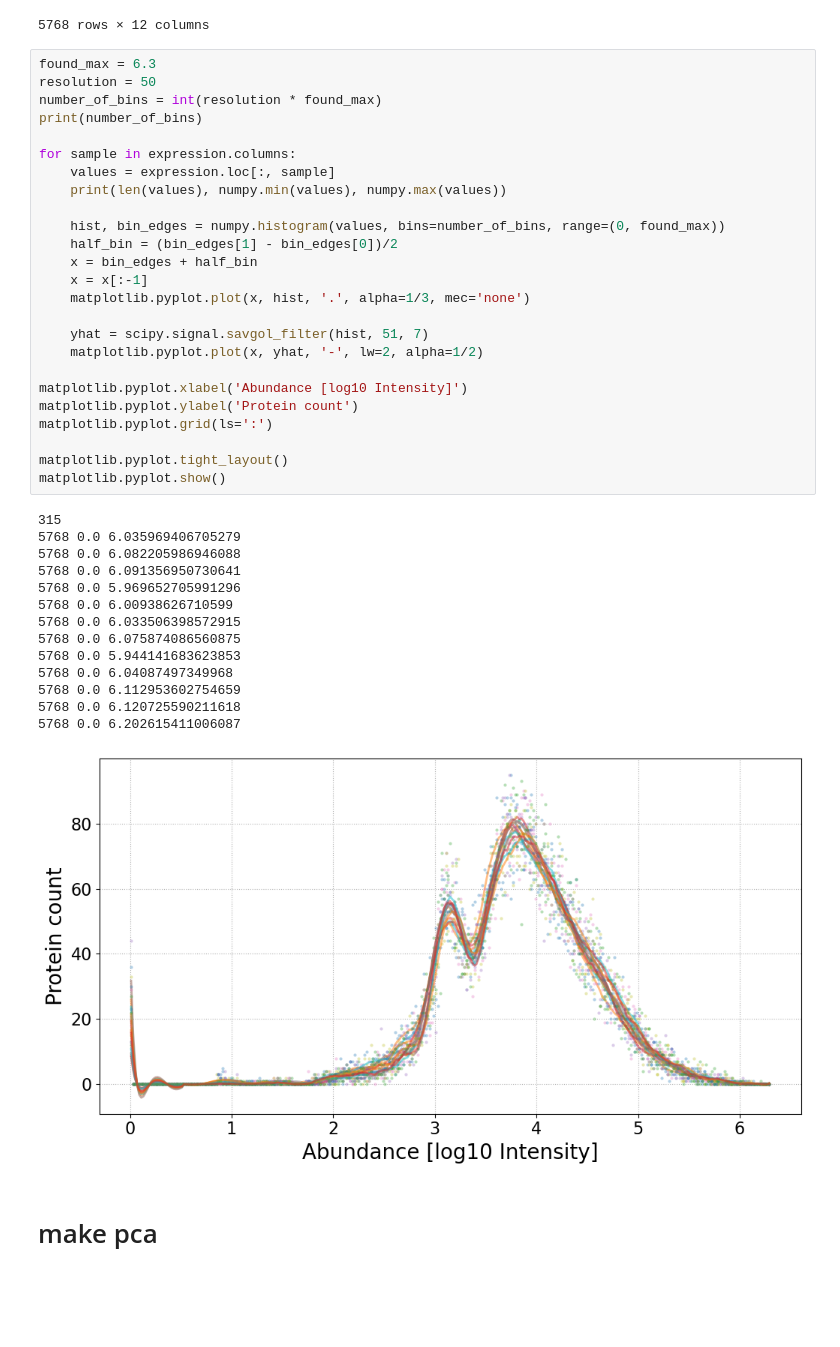
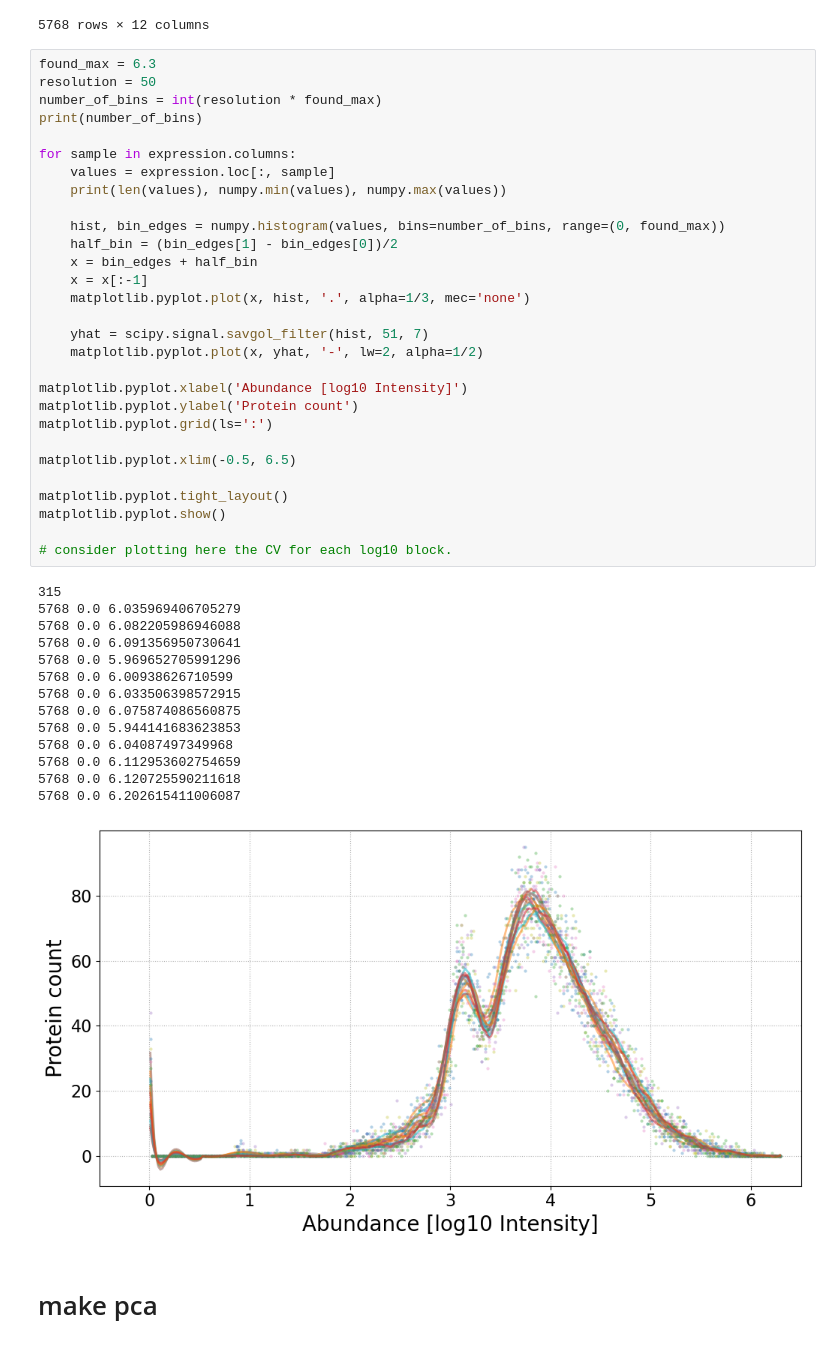
Before and after one commit to adelomana/vigur, a Jupyter notebook: 003.proteomics/venn_diagram.ipynb, the cells around one changed output. Drawn from its saved outputs; the diff is of its cells as text; blank space fills up the shorter version.

```diff
--- a/003.proteomics/venn_diagram.ipynb
+++ b/003.proteomics/venn_diagram.ipynb
@@ -101,34 +101,38 @@ for sample in expression.columns:
 
     hist, bin_edges = numpy.histogram(values, bins=number_of_bins, range=(0, found_max))
     half_bin = (bin_edges[1] - bin_edges[0])/2
     x = bin_edges + half_bin
     x = x[:-1]
     matplotlib.pyplot.plot(x, hist, '.', alpha=1/3, mec='none')
 
     yhat = scipy.signal.savgol_filter(hist, 51, 7)
     matplotlib.pyplot.plot(x, yhat, '-', lw=2, alpha=1/2)
 
 matplotlib.pyplot.xlabel('Abundance [log10 Intensity]')
 matplotlib.pyplot.ylabel('Protein count')
 matplotlib.pyplot.grid(ls=':')
 
+matplotlib.pyplot.xlim(-0.5, 6.5)
+
 matplotlib.pyplot.tight_layout()
 matplotlib.pyplot.show()
+
+# consider plotting here the CV for each log10 block.
 # %% [output]
 315
 5768 0.0 6.035969406705279
 5768 0.0 6.082205986946088
 5768 0.0 6.091356950730641
 5768 0.0 5.969652705991296
 5768 0.0 6.00938626710599
 5768 0.0 6.033506398572915
 5768 0.0 6.075874086560875
 5768 0.0 5.944141683623853
 5768 0.0 6.04087497349968
 5768 0.0 6.112953602754659
 5768 0.0 6.120725590211618
 5768 0.0 6.202615411006087
-[figure, old version]
+[figure, new version]
 # %% [markdown]
 # make pca
 # %%
```
Also changed, not shown: parts of 7 cells of this notebook, 15 other files.
